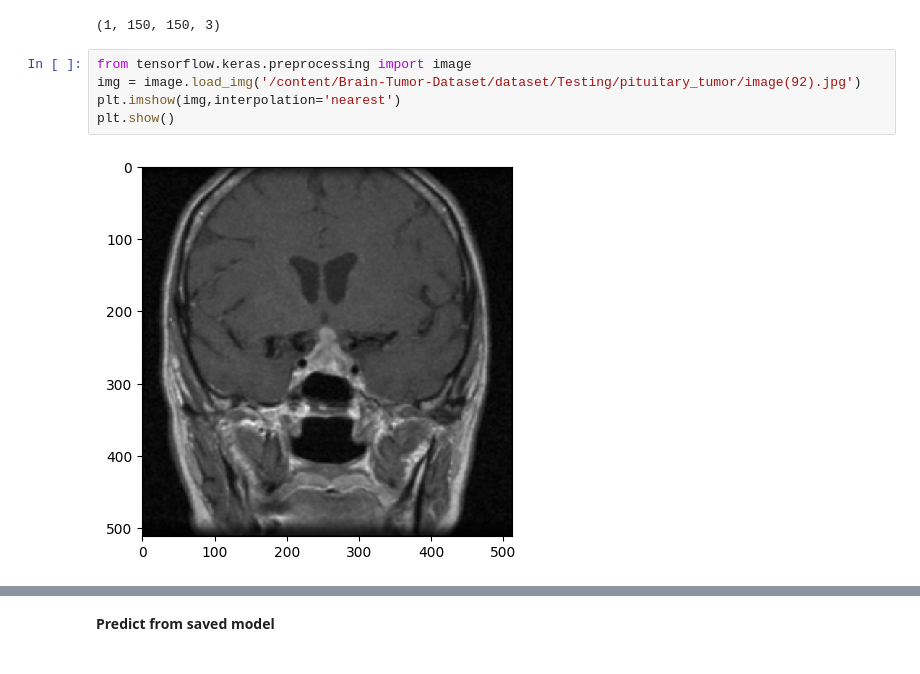
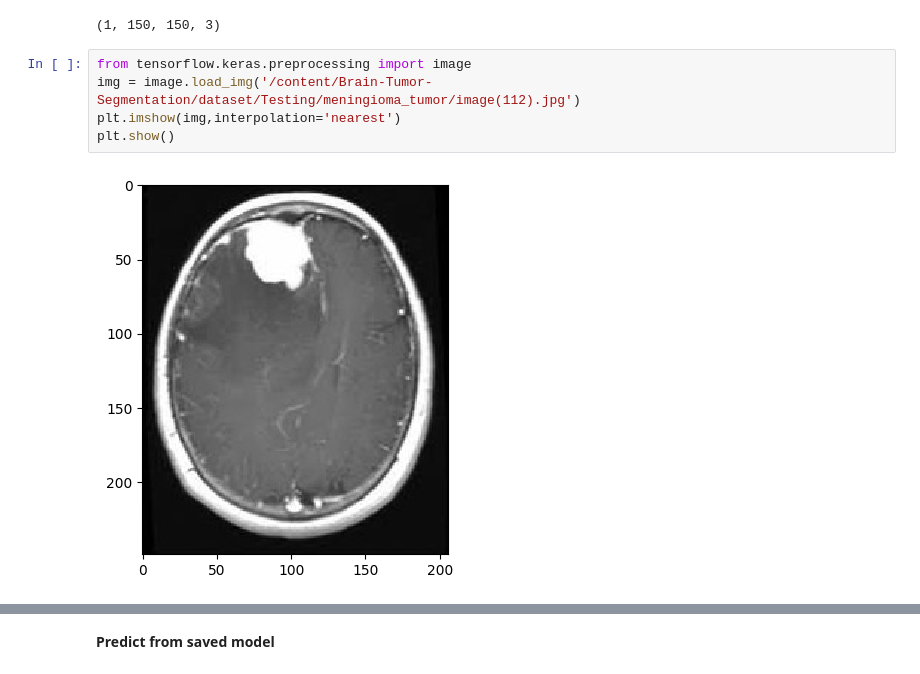
Before and after one commit to Khasnuwr/Brain-Tumor-Dataset, a Jupyter notebook: Brain_Tumor_Classifier.ipynb, the cells around one changed output, grey strips where cells are left out. Saved outputs shown, nothing was run; the diff lists cells and outputs as text.

```diff
--- a/Brain_Tumor_Classifier.ipynb
+++ b/Brain_Tumor_Classifier.ipynb
@@ -209,11 +211,11 @@ img_array.shape
 (1, 150, 150, 3)
 # %%
 from tensorflow.keras.preprocessing import image
-img = image.load_img('/content/Brain-Tumor-Dataset/dataset/Testing/pituitary_tumor/image(92).jpg')
+img = image.load_img('/content/Brain-Tumor-Segmentation/dataset/Testing/meningioma_tumor/image(112).jpg')
 plt.imshow(img,interpolation='nearest')
 plt.show()
 # %% [output]
-[figure, old version]
+[figure, new version]
 # %%
 a=model.predict(img_array)
 indices = a.argmax()
```
Also changed, not shown: parts of 13 cells of this notebook.
